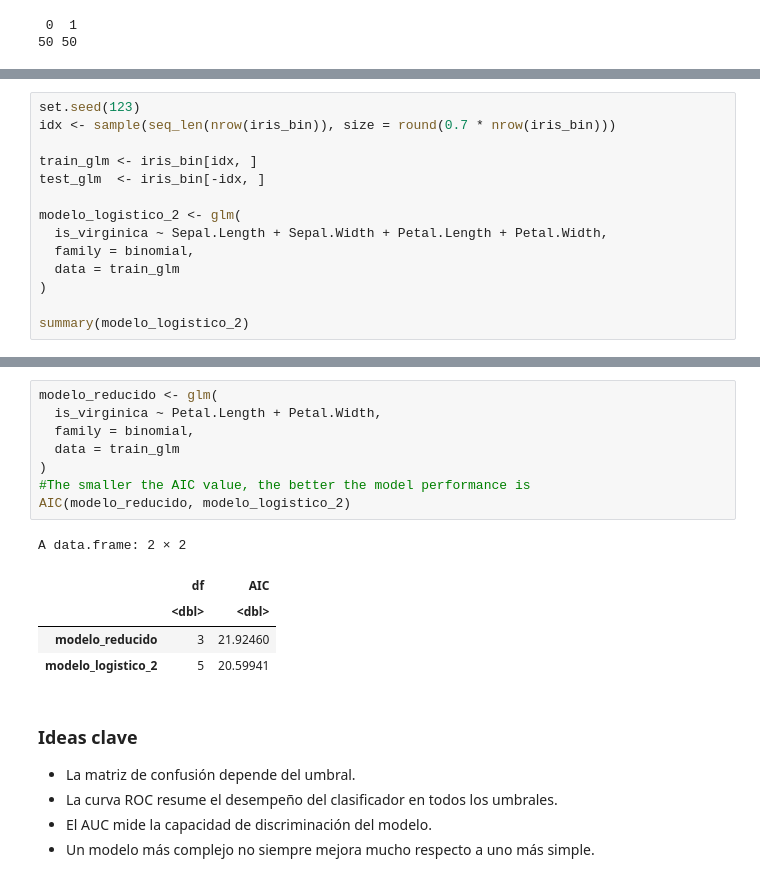
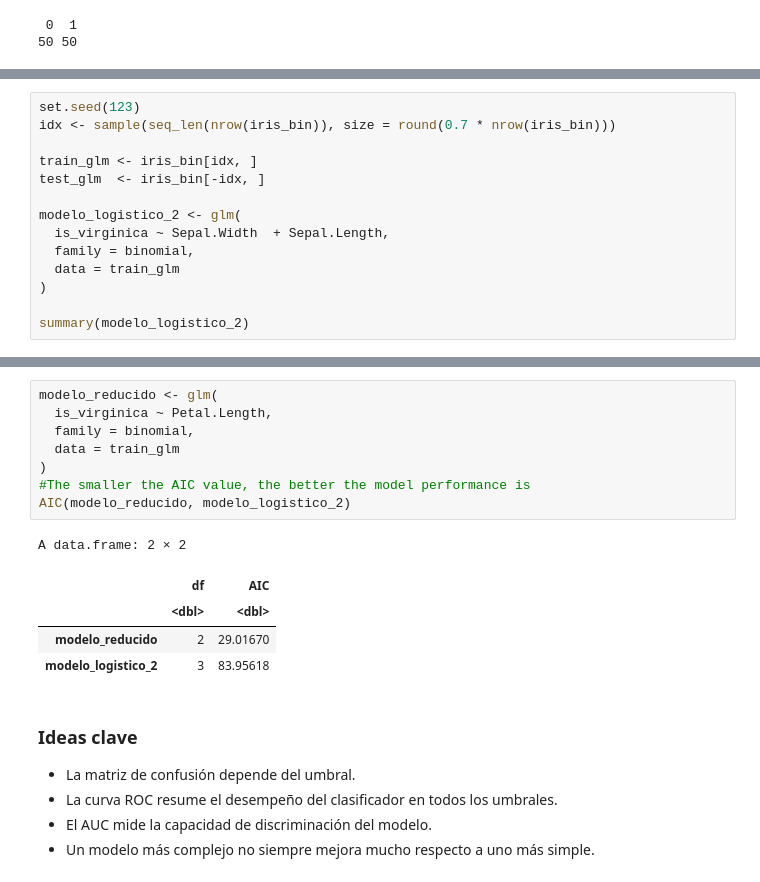
Before and after one commit to adigenova/uohdm, a Jupyter notebook: code/modelos_lineales_y_regresion_logistica_colab.ipynb, the cells around one changed output, grey strips where cells are left out. Drawn from its saved outputs; the diff is of its cells as text.

```diff
--- a/code/modelos_lineales_y_regresion_logistica_colab.ipynb
+++ b/code/modelos_lineales_y_regresion_logistica_colab.ipynb
@@ -796,7 +810,7 @@ train_glm <- iris_bin[idx, ]
 test_glm  <- iris_bin[-idx, ]
 
 modelo_logistico_2 <- glm(
-  is_virginica ~ Sepal.Length + Sepal.Width + Petal.Length + Petal.Width,
+  is_virginica ~ Sepal.Width  + Sepal.Length,
   family = binomial,
   data = train_glm
 )
@@ -848,17 +864,17 @@ Area under the curve: 1
 # %%
 modelo_reducido <- glm(
-  is_virginica ~ Petal.Length + Petal.Width,
+  is_virginica ~ Petal.Length,
   family = binomial,
   data = train_glm
 )
 #The smaller the AIC value, the better the model performance is
 AIC(modelo_reducido, modelo_logistico_2)
 # %% [output]
 A data.frame: 2 × 2
 |  | df | AIC |
 |  | <dbl> | <dbl> |
-| modelo_reducido | 3 | 21.92460 |
-| modelo_logistico_2 | 5 | 20.59941 |
+| modelo_reducido | 2 | 29.01670 |
+| modelo_logistico_2 | 3 | 83.95618 |
 # %% [markdown]
 ### Ideas clave
 
```
Also changed, not shown: parts of 4 cells of this notebook.
